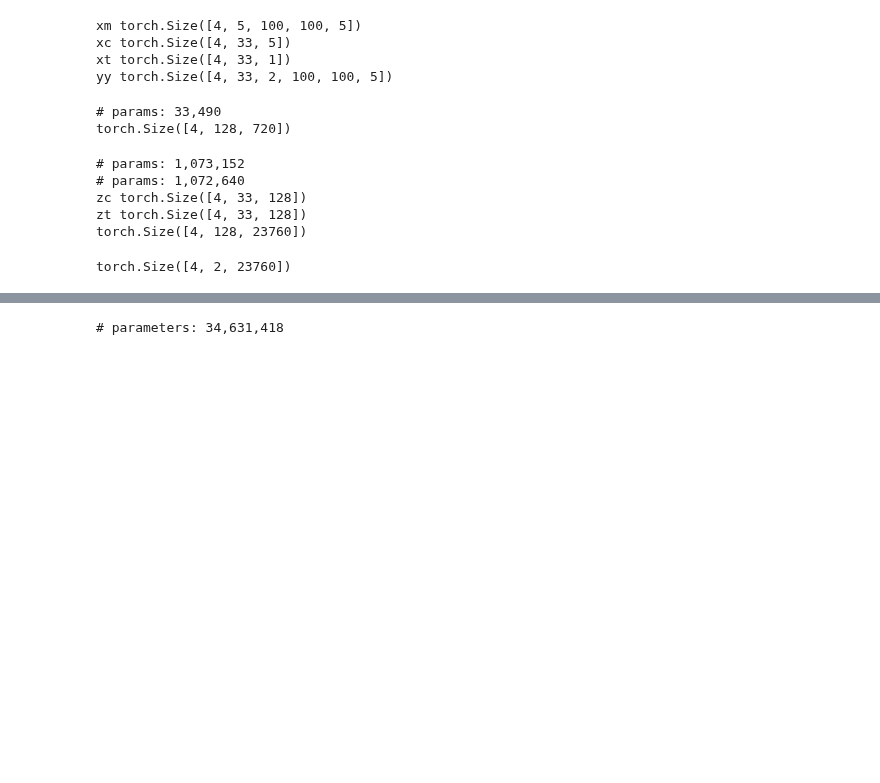
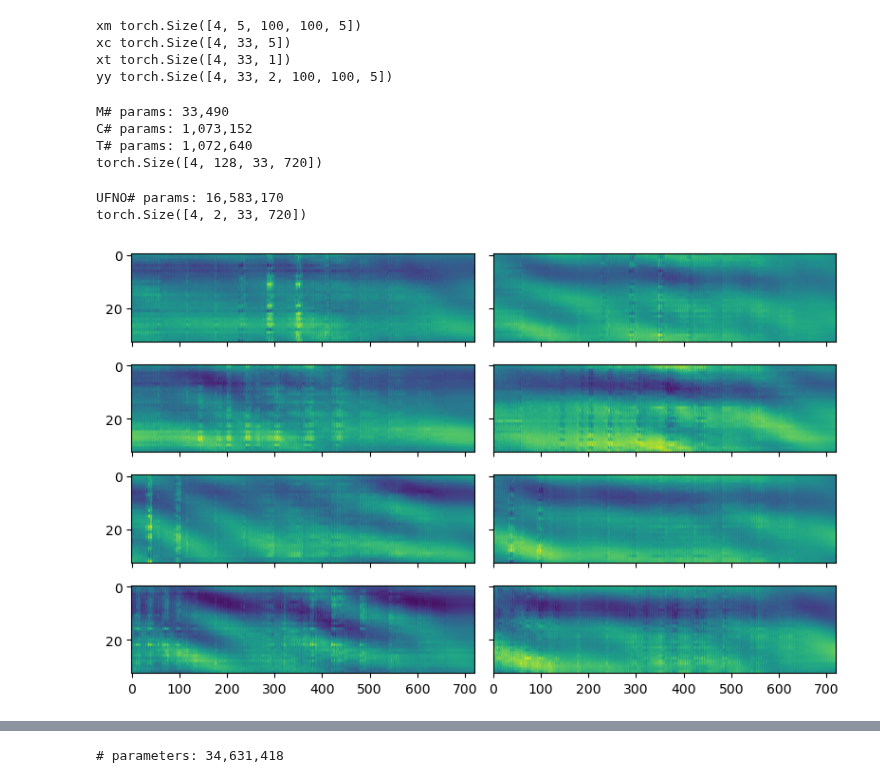
Before and after one commit to misaelmmorales/Placement-Control-Optim-CO2, a Jupyter notebook: temp.ipynb, the cells around one changed output, grey strips where cells are left out. Cells and saved outputs as stored; diff of their text form; code cells hidden in the pictures; blank space fills up the shorter version.

```diff
--- a/temp.ipynb
+++ b/temp.ipynb
@@ -182,43 +182,47 @@ class SpatialEncoder(nn.Module):
         z = z4.reshape(b, c, h*w*d)
 
         return z if self.return_sequence else z, (z1,z2,z3,z4)
-# %%
-model = SpatialEncoder()
-print('# params: {:,}'.format(sum(p.numel() for p in model.parameters() if p.requires_grad)))
-
-zm, hm = model(x_m_tensor)
-print(zm.shape)
-# %% [output]
-# params: 33,490
-torch.Size([4, 128, 720])
 # %%
+branch_m = SpatialEncoder()
 branch_c = AdaptiveONet(in_ch=5)
 branch_t = AdaptiveONet(in_ch=1)
-print('# params: {:,}'.format(sum(p.numel() for p in branch_c.parameters() if p.requires_grad)))
-print('# params: {:,}'.format(sum(p.numel() for p in branch_t.parameters() if p.requires_grad)))
+print('M# params: {:,}'.format(sum(p.numel() for p in branch_m.parameters() if p.requires_grad)))
+print('C# params: {:,}'.format(sum(p.numel() for p in branch_c.parameters() if p.requires_grad)))
+print('T# params: {:,}'.format(sum(p.numel() for p in branch_t.parameters() if p.requires_grad)))
 
+zm, hm = branch_m(x_m_tensor)
 zc = branch_c(x_c_tensor)
 zt = branch_t(x_t_tensor)
 
-print('zc', zc.shape)
-print('zt', zt.shape)
-
 zb = torch.einsum('bcp,btc->btcp', zm, zc)
-zz = torch.einsum('btc,btcp->btcp', zt, zb).permute(0,2,1,3).reshape(-1,128,33*720)
+zz = torch.einsum('btc,btcp->btcp', zt, zb).permute(0,2,1,3)
 print(zz.shape)
 # %% [output]
-# params: 1,073,152
-# params: 1,072,640
-zc torch.Size([4, 33, 128])
-zt torch.Size([4, 33, 128])
-torch.Size([4, 128, 23760])
+M# params: 33,490
+C# params: 1,073,152
+T# params: 1,072,640
+torch.Size([4, 128, 33, 720])
-# %%
-ufno = UFNO(uno_n_modes=[[10],[10],[10],[10],[10]],
-            uno_out_channels=[128,256,512,256,128],
-            uno_scalings=[[1],[1],[1],[1],[1]],
-            in_channels=128, lifting_channels=256, hidden_channels=256, projection_channels=256, out_channels=2,
-            n_layers=5)
-
-print(ufno(zz).shape)
-# %% [output]
-torch.Size([4, 2, 23760])
+# %%
+mode1, mode2 = 3, 10
+ufno = UFNO(uno_n_modes=[[mode1,mode2],[mode1,mode2],[mode1,mode2],[mode1,mode2],[mode1,mode2]],
+            uno_out_channels=[128,256,512,256,128],
+            uno_scalings=[[1,1],[1,1],[1,1],[1,1],[1,1]],
+            in_channels=128, lifting_channels=256, hidden_channels=256, projection_channels=256, out_channels=2,
+            n_layers=5)
+
+print('UFNO# params: {:,}'.format(sum(p.numel() for p in ufno.parameters() if p.requires_grad)))
+zy = ufno(zz)
+print(zy.shape)
+
+fig, axs = plt.subplots(4, 2, figsize=(8,5), sharex=True, sharey=True)
+for i in range(4):
+    for j in range(2):
+        ax = axs[i,j]
+        d = zy[i,j].detach().numpy()
+        ax.imshow(d, aspect='auto')
+plt.tight_layout()
+plt.show()
+# %% [output]
+UFNO# params: 16,583,170
+torch.Size([4, 2, 33, 720])
+[figure, added]
```
Also changed, not shown: parts of 4 cells of this notebook.
